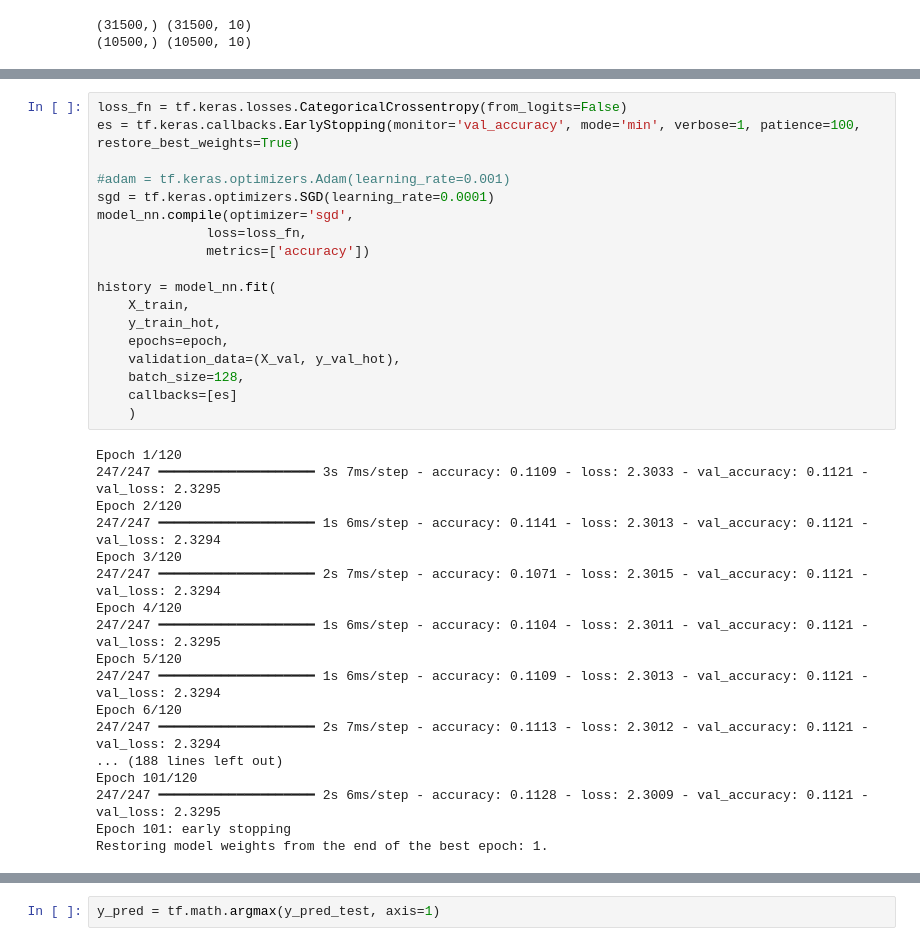
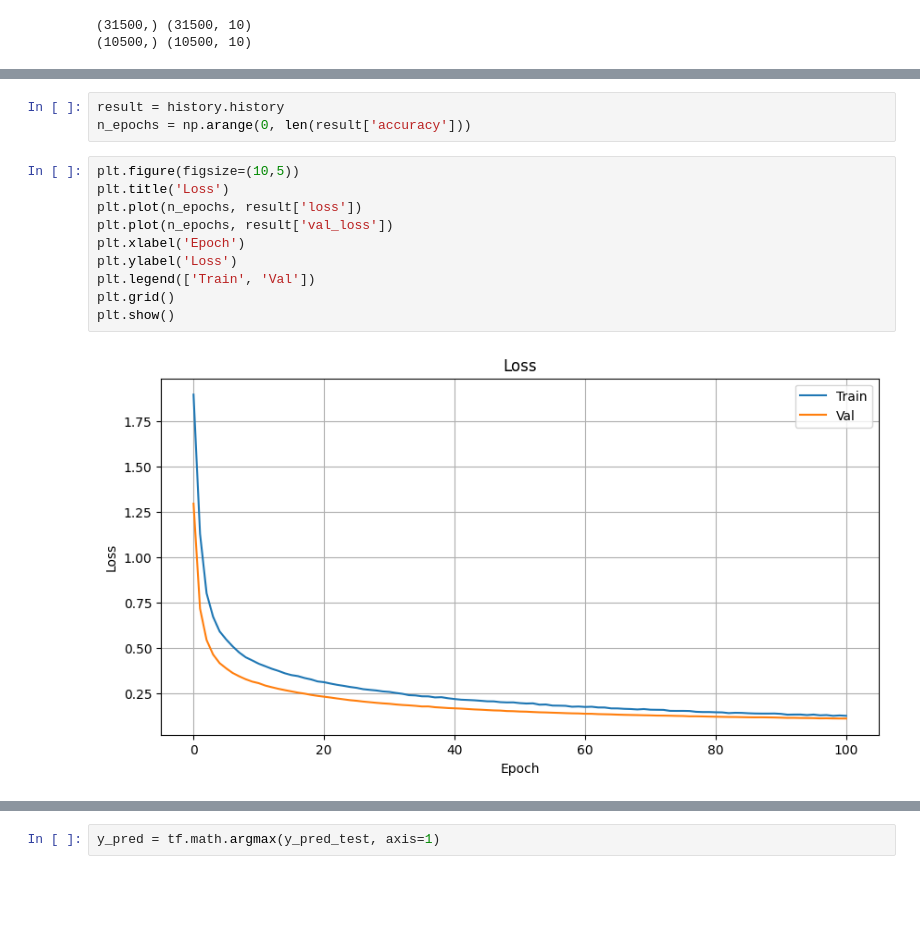
Before and after one commit to chocohaze/Digit-Recognizer, a Jupyter notebook: digit-recognizer.ipynb, the cells around one changed output, grey strips where cells are left out. Drawn from its saved outputs; the diff is of its cells as text; blank space fills up the shorter version.

```diff
--- a/digit-recognizer.ipynb
+++ b/digit-recognizer.ipynb
@@ -203,36 +253,15 @@ Model: "sequential_3"
-# %%
-loss_fn = tf.keras.losses.CategoricalCrossentropy(from_logits=False)
-es = tf.keras.callbacks.EarlyStopping(monitor='val_accuracy', mode='min', verbose=1, patience=100, restore_best_weights=True)
-
-#adam = tf.keras.optimizers.Adam(learning_rate=0.001)
-sgd = tf.keras.optimizers.SGD(learning_rate=0.0001)
-model_nn.compile(optimizer='sgd',
-              loss=loss_fn,
-              metrics=['accuracy'])
-
-history = model_nn.fit(
-    X_train,
-    y_train_hot,
-    epochs=epoch,
-    validation_data=(X_val, y_val_hot),
-    batch_size=128,
-    callbacks=[es]
-    )
-# %% [output]
-Epoch 1/120
-247/247 ━━━━━━━━━━━━━━━━━━━━ 3s 7ms/step - accuracy: 0.1109 - loss: 2.3033 - val_accuracy: 0.1121 - val_loss: 2.3295
-Epoch 2/120
-247/247 ━━━━━━━━━━━━━━━━━━━━ 1s 6ms/step - accuracy: 0.1141 - loss: 2.3013 - val_accuracy: 0.1121 - val_loss: 2.3294
-Epoch 3/120
-247/247 ━━━━━━━━━━━━━━━━━━━━ 2s 7ms/step - accuracy: 0.1071 - loss: 2.3015 - val_accuracy: 0.1121 - val_loss: 2.3294
-Epoch 4/120
-247/247 ━━━━━━━━━━━━━━━━━━━━ 1s 6ms/step - accuracy: 0.1104 - loss: 2.3011 - val_accuracy: 0.1121 - val_loss: 2.3295
-Epoch 5/120
-247/247 ━━━━━━━━━━━━━━━━━━━━ 1s 6ms/step - accuracy: 0.1109 - loss: 2.3013 - val_accuracy: 0.1121 - val_loss: 2.3294
-Epoch 6/120
-247/247 ━━━━━━━━━━━━━━━━━━━━ 2s 7ms/step - accuracy: 0.1113 - loss: 2.3012 - val_accuracy: 0.1121 - val_loss: 2.3294
-... (188 lines left out)
-Epoch 101/120
-247/247 ━━━━━━━━━━━━━━━━━━━━ 2s 6ms/step - accuracy: 0.1128 - loss: 2.3009 - val_accuracy: 0.1121 - val_loss: 2.3295
-Epoch 101: early stopping
-Restoring model weights from the end of the best epoch: 1.
+# %%
+result = history.history
+n_epochs = np.arange(0, len(result['accuracy']))
+# %%
+plt.figure(figsize=(10,5))
+plt.title('Loss')
+plt.plot(n_epochs, result['loss'])
+plt.plot(n_epochs, result['val_loss'])
+plt.xlabel('Epoch')
+plt.ylabel('Loss')
+plt.legend(['Train', 'Val'])
+plt.grid()
+plt.show()
+# %% [output]
+[figure, added]
```
Also changed, not shown: parts of 18 cells of this notebook, 3 other files.
